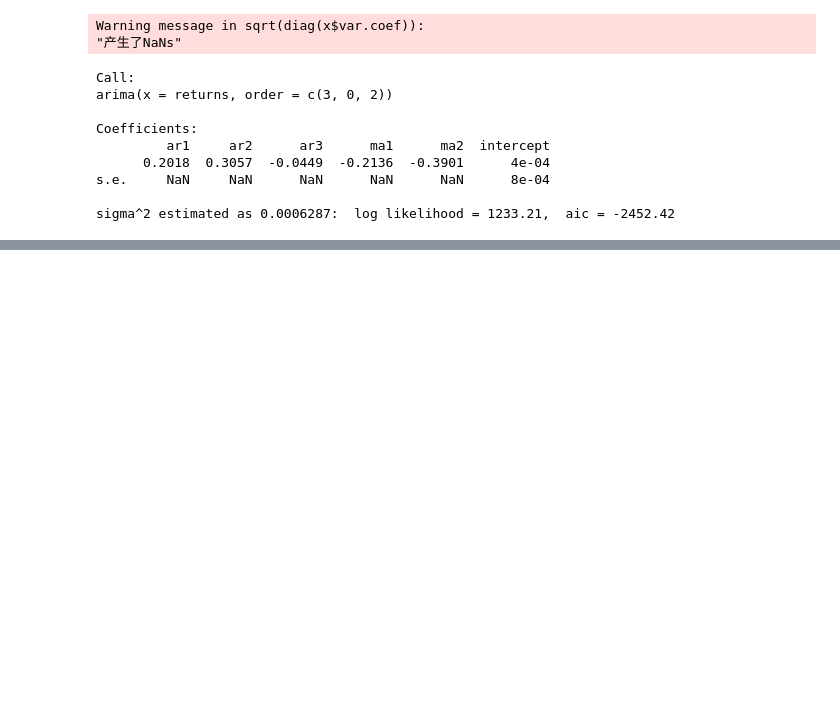
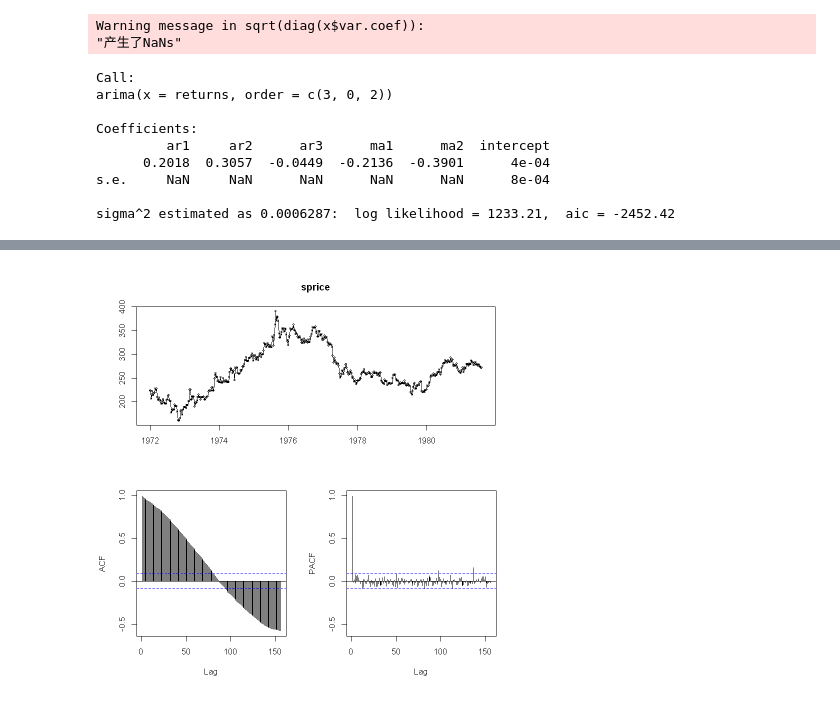
Before and after one commit to HoBeedzc/FDM-Project-2021, a Jupyter notebook: notebook/homework1.ipynb, the cells around one changed output, grey strips where cells are left out. Saved outputs shown, nothing was run; the diff lists cells and outputs as text; code cells hidden in the pictures; blank space fills up the shorter version.

```diff
--- a/notebook/homework1.ipynb
+++ b/notebook/homework1.ipynb
@@ -225,0 +328,6 @@ lines(0:(length(aic)-1),aic,lty=2)
+# %%
+# 拆掉最后一年做样本的测试集
+sprice<-ts(as.vector(price[1:500]),frequency=52,start=c(1972,1,10))
+tsdisplay(sprice)
+# %% [output]
+[figure, added]
```
Also changed, not shown: parts of 25 cells of this notebook.
